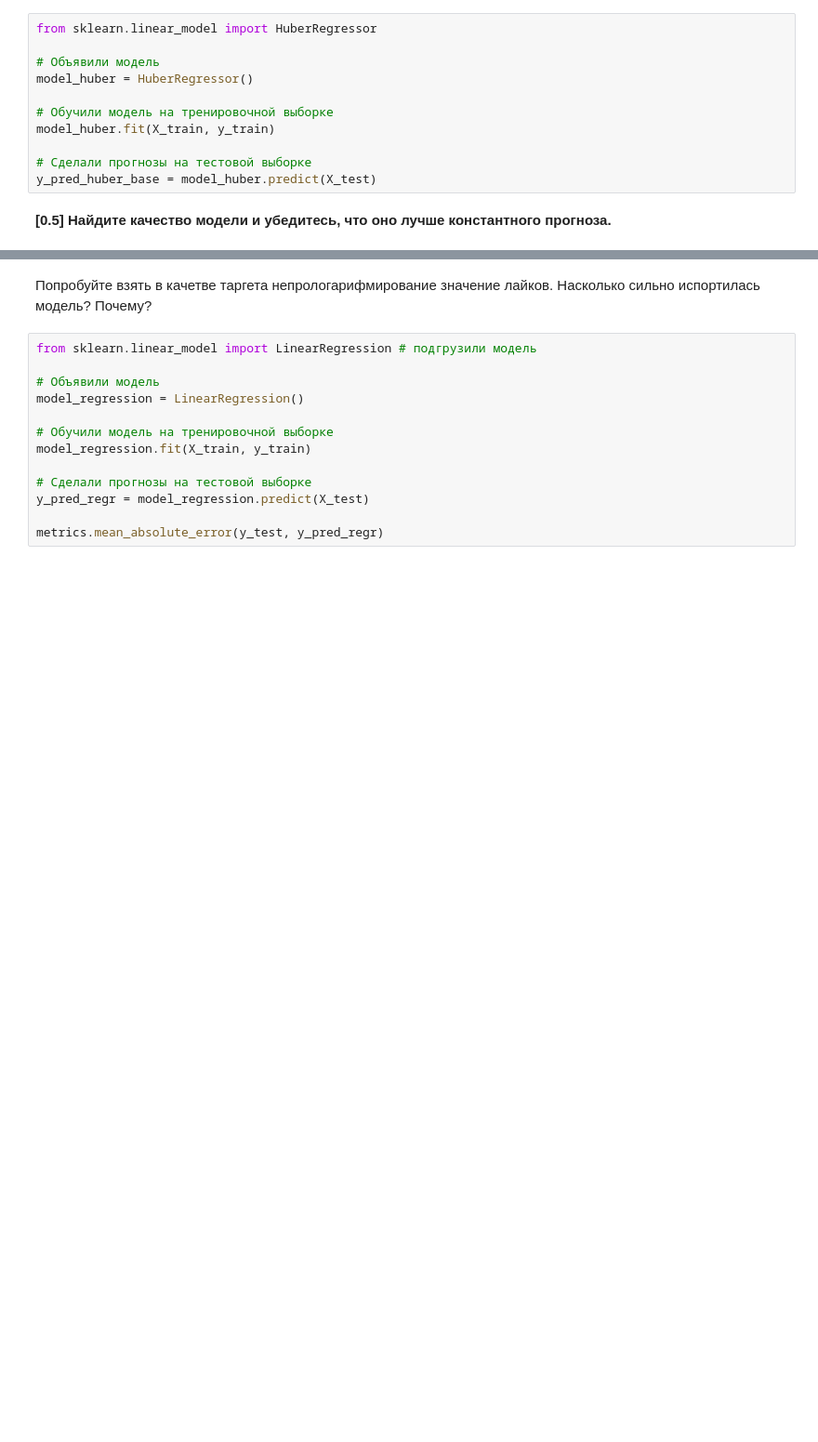
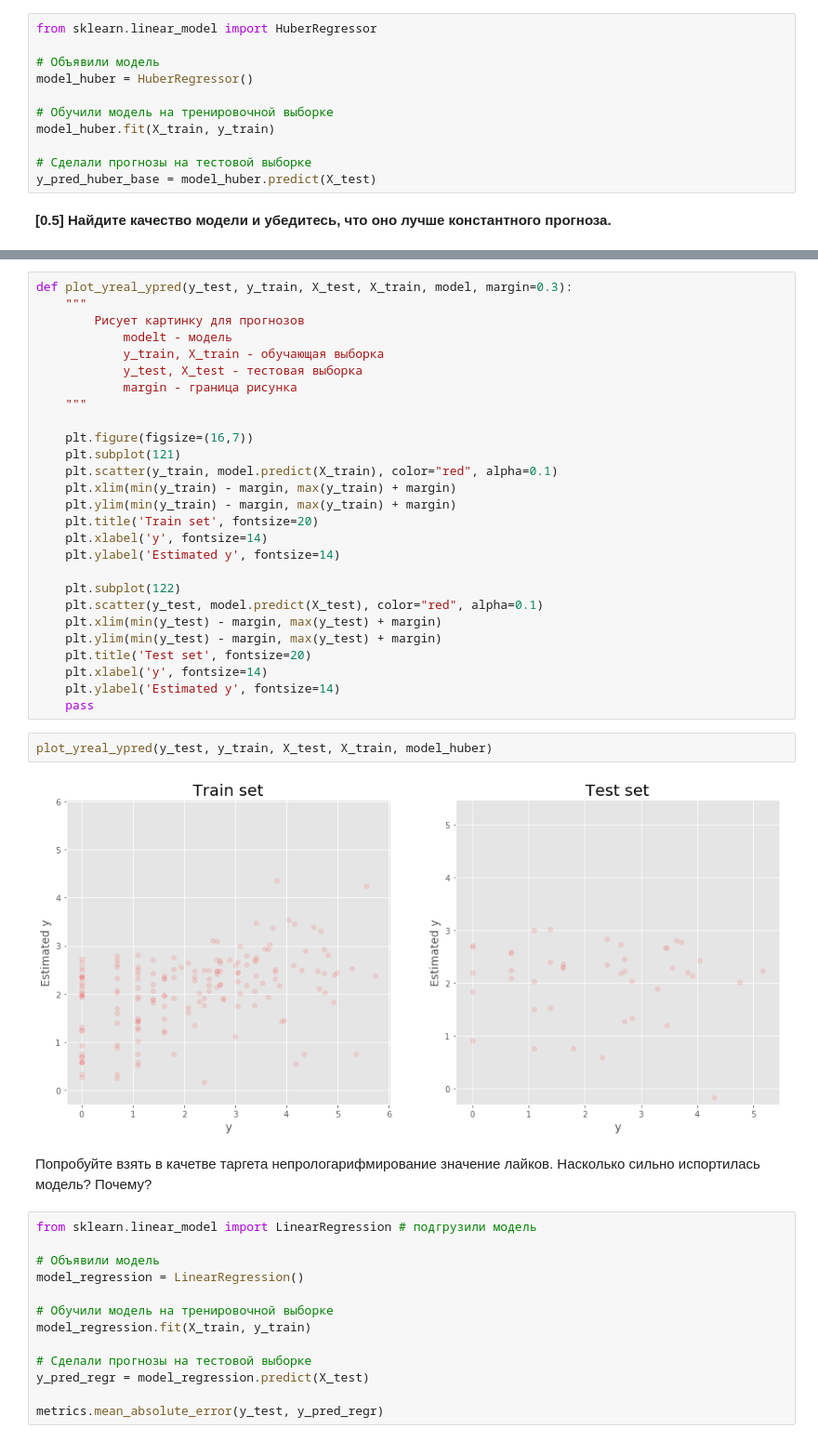
Before and after one commit to star-yar/HSE_Data_Culture, a Jupyter notebook: Intro_to_DS_2019/sem_6_regression/little_hw6_regression.ipynb, the cells around one changed output, grey strips where cells are left out. Shown: that part at 93% size. Cells and saved outputs as stored; diff of their text form; blank space fills up the shorter version.

```diff
--- a/Intro_to_DS_2019/sem_6_regression/little_hw6_regression.ipynb
+++ b/Intro_to_DS_2019/sem_6_regression/little_hw6_regression.ipynb
@@ -172,3 +203,34 @@ metrics.mean_absolute_error(y_test, y_pred_huber_base)
+# %%
+def plot_yreal_ypred(y_test, y_train, X_test, X_train, model, margin=0.3):
+    """
+        Рисует картинку для прогнозов
+            modelt - модель
+            y_train, X_train - обучающая выборка
+            y_test, X_test - тестовая выборка
+            margin - граница рисунка
+    """
+
+    plt.figure(figsize=(16,7))
+    plt.subplot(121)
+    plt.scatter(y_train, model.predict(X_train), color="red", alpha=0.1)
+    plt.xlim(min(y_train) - margin, max(y_train) + margin)
+    plt.ylim(min(y_train) - margin, max(y_train) + margin)
+    plt.title('Train set', fontsize=20)
+    plt.xlabel('y', fontsize=14)
+    plt.ylabel('Estimated y', fontsize=14)
+
+    plt.subplot(122)
+    plt.scatter(y_test, model.predict(X_test), color="red", alpha=0.1)
+    plt.xlim(min(y_test) - margin, max(y_test) + margin)
+    plt.ylim(min(y_test) - margin, max(y_test) + margin)
+    plt.title('Test set', fontsize=20)
+    plt.xlabel('y', fontsize=14)
+    plt.ylabel('Estimated y', fontsize=14)
+    pass
+# %%
+plot_yreal_ypred(y_test, y_train, X_test, X_train, model_huber)
+# %% [output]
+[figure, added]
 # %% [markdown]
 Попробуйте взять в качетве таргета непрологарифмирование значение лайков. Насколько сильно испортилась модель? Почему?
 # %%
```
Also changed, not shown: parts of 14 cells of this notebook, 6 other files.
